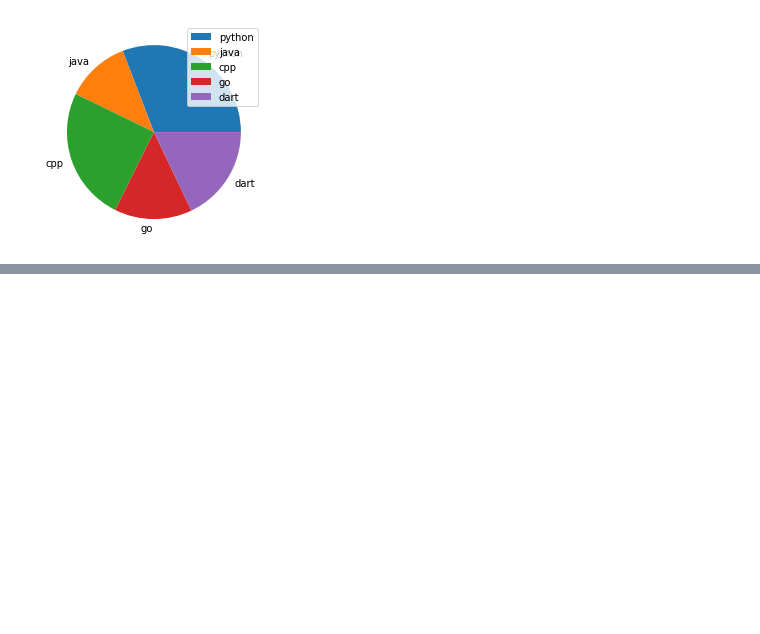
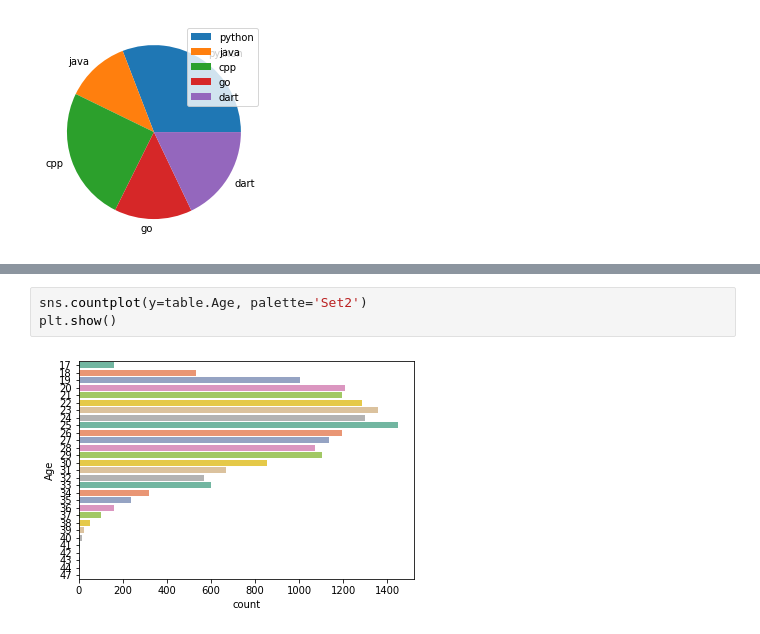
Before and after one commit to ishantk/GW2022PD1, a Jupyter notebook: GW2022PD1.ipynb, the cells around one changed output, grey strips where cells are left out. Cells and saved outputs as stored; diff of their text form; blank space fills up the shorter version.

```diff
--- a/GW2022PD1.ipynb
+++ b/GW2022PD1.ipynb
@@ -516,0 +609,5 @@ plt.legend()
+# %%
+sns.countplot(y=table.Age, palette='Set2')
+plt.show()
+# %% [output]
+[figure, added]
```
Also changed, not shown: parts of 24 cells of this notebook.
